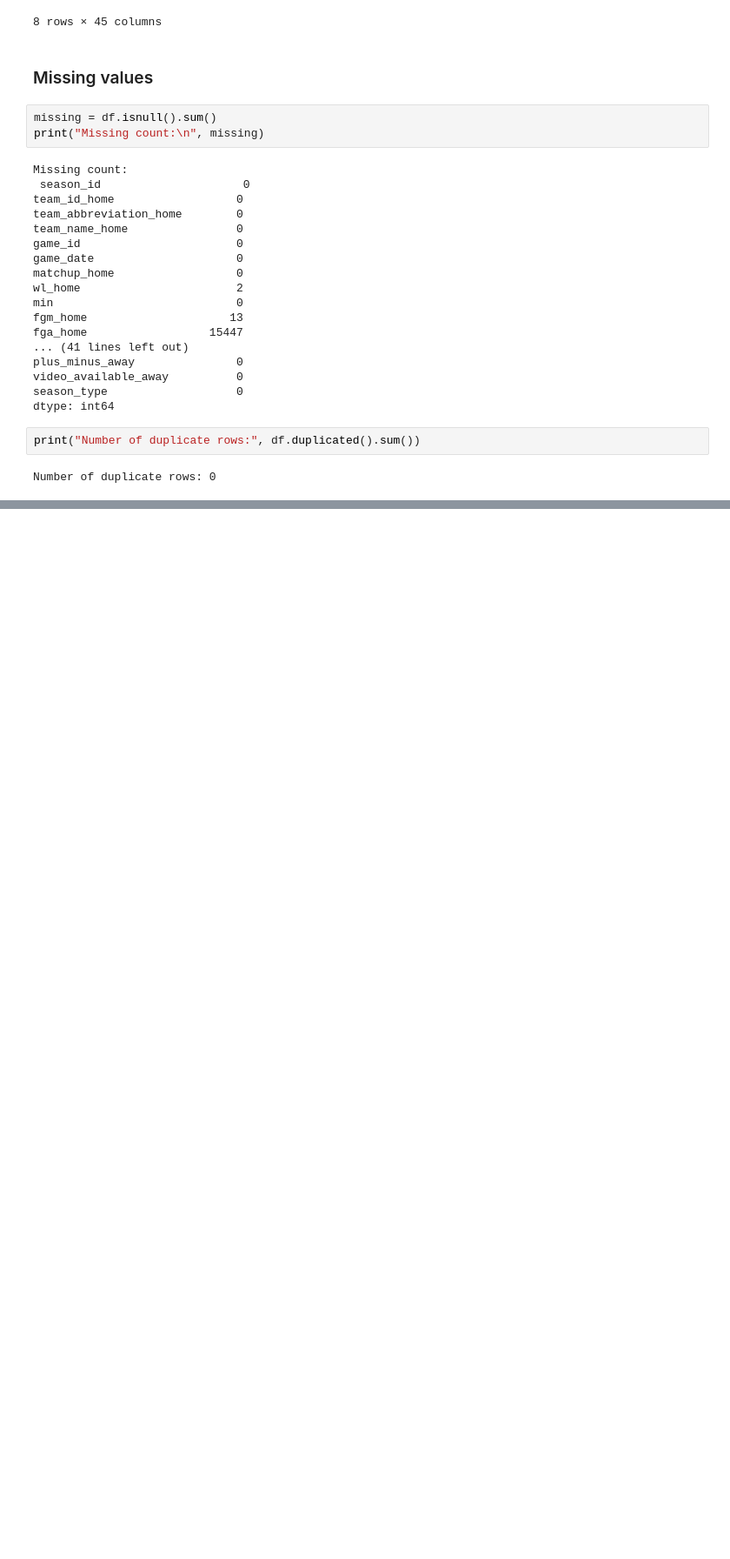
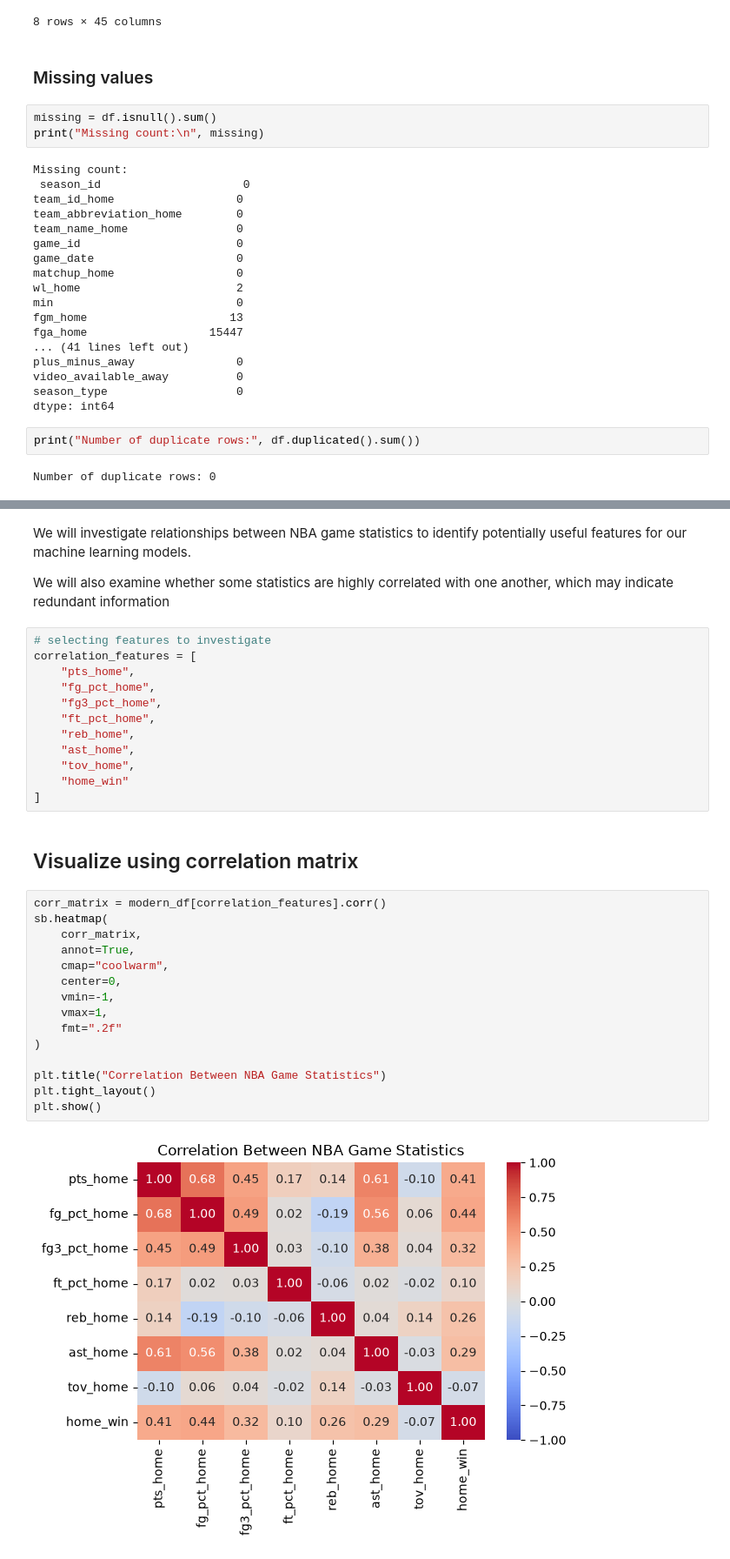
Before and after one commit to Gnot727/NBA-Prediction, a Jupyter notebook: notebooks/01_data_exploration.ipynb, the cells around one changed output, grey strips where cells are left out. Shown at 87% size. Drawn from its saved outputs; the diff is of its cells as text; blank space fills up the shorter version.

```diff
--- a/notebooks/01_data_exploration.ipynb
+++ b/notebooks/01_data_exploration.ipynb
@@ -112,0 +322,35 @@ Number of duplicate rows: 0
+# %% [markdown]
+We will investigate relationships between NBA game statistics to identify potentially useful features for our machine learning models.
+
+We will also examine whether some statistics are highly correlated with one another, which may indicate redundant information
+# %%
+# selecting features to investigate
+correlation_features = [
+    "pts_home",
+    "fg_pct_home",
+    "fg3_pct_home",
+    "ft_pct_home",
+    "reb_home",
+    "ast_home",
+    "tov_home",
+    "home_win"
+]
+# %% [markdown]
+## Visualize using correlation matrix
+# %%
+corr_matrix = modern_df[correlation_features].corr()
+sb.heatmap(
+    corr_matrix,
+    annot=True,
+    cmap="coolwarm",
+    center=0,
+    vmin=-1,
+    vmax=1,
+    fmt=".2f"
+)
+
+plt.title("Correlation Between NBA Game Statistics")
+plt.tight_layout()
+plt.show()
+# %% [output]
+[figure, added]
```
Also changed, not shown: parts of 29 cells of this notebook.
